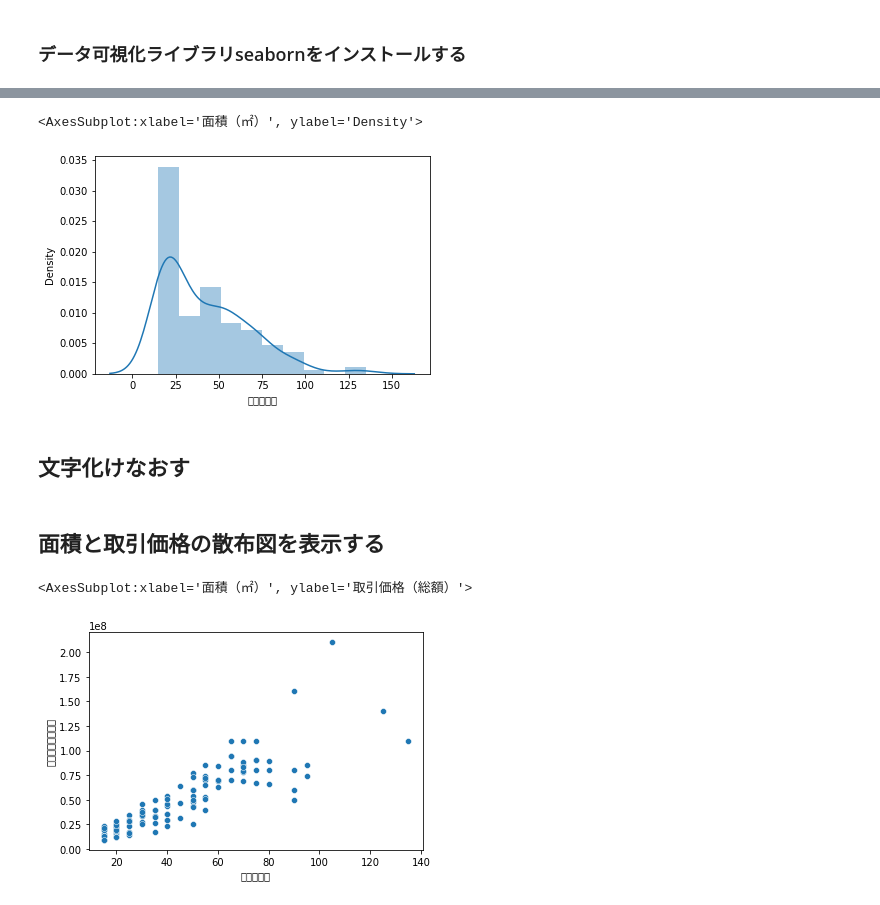
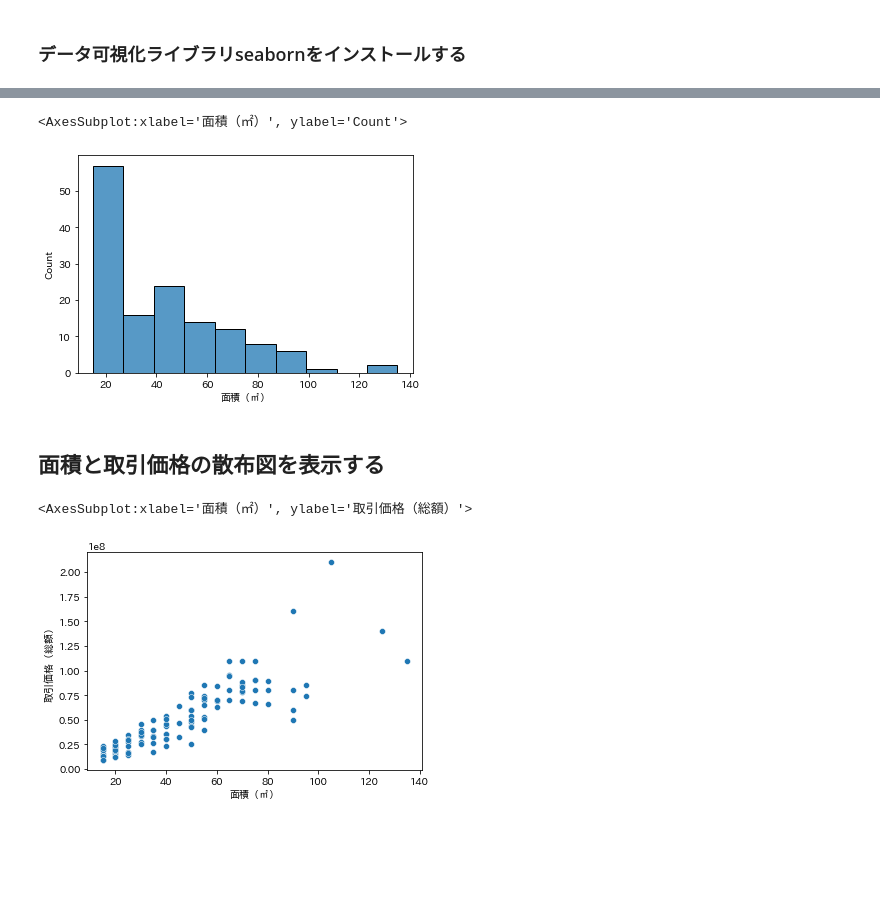
Before and after one commit to ivis-mizuguchi/hello-github, a Jupyter notebook: dataAnalysis.ipynb, the cells around one changed output, grey strips where cells are left out. Saved outputs shown, nothing was run; the diff lists cells and outputs as text; code cells hidden in the pictures; blank space fills up the shorter version.

Commit message:
dataAnalysis update

```diff
--- a/dataAnalysis.ipynb
+++ b/dataAnalysis.ipynb
@@ -90,17 +89,14 @@ Note: you may need to restart the kernel to use updated packages.
 # %%
 import seaborn as sns
 %matplotlib inline
-
-sns.distplot(df["面積（㎡）"] , bins=10)
+sns.histplot(df["面積（㎡）"] , bins=10)
 # %% [output]
-<AxesSubplot:xlabel='面積（㎡）', ylabel='Density'>
+<AxesSubplot:xlabel='面積（㎡）', ylabel='Count'>
-[figure, old version]
+[figure, new version]
-# %% [markdown]
-## 文字化けなおす
 # %% [markdown]
 ## 面積と取引価格の散布図を表示する
 # %%
-sns.scatterplot(df["面積（㎡）"], df["取引価格（総額）"])
+sns.scatterplot(data=df, x='面積（㎡）', y='取引価格（総額）')
 # %% [output]
 <AxesSubplot:xlabel='面積（㎡）', ylabel='取引価格（総額）'>
-[figure, old version]
+[figure, new version]
```
Also changed, not shown: parts of 4 cells of this notebook.
